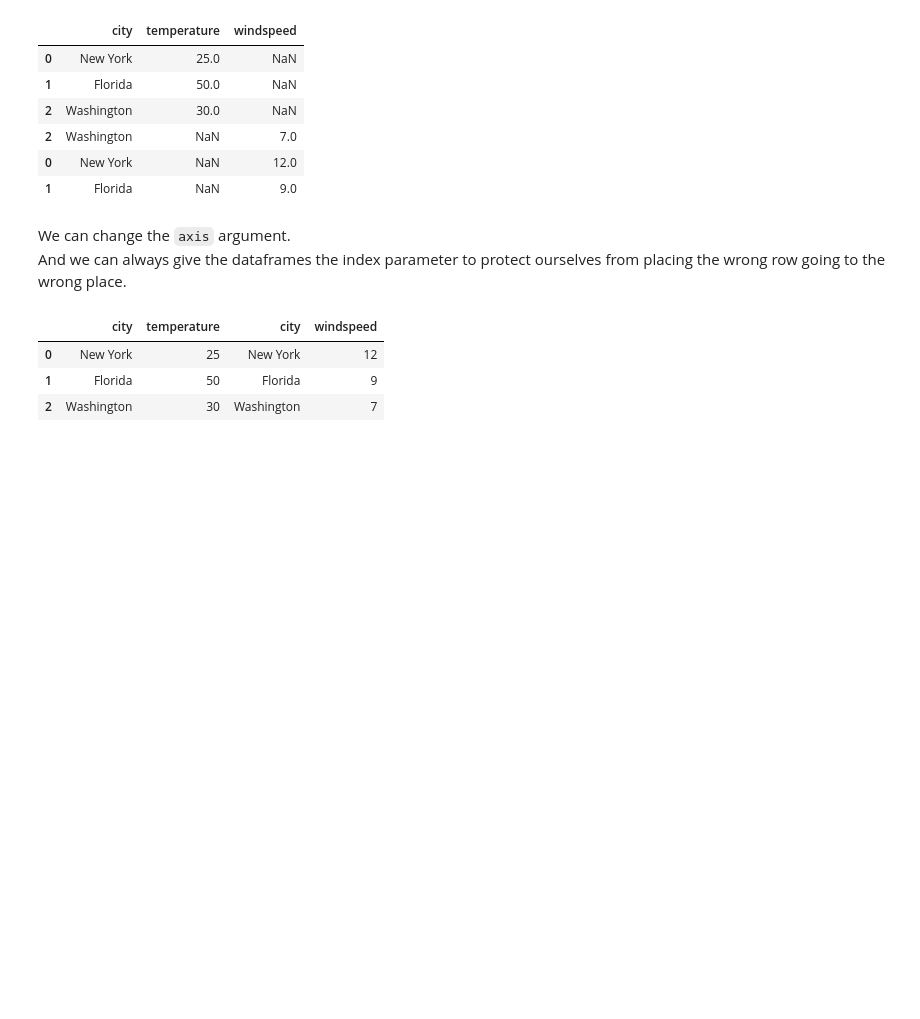
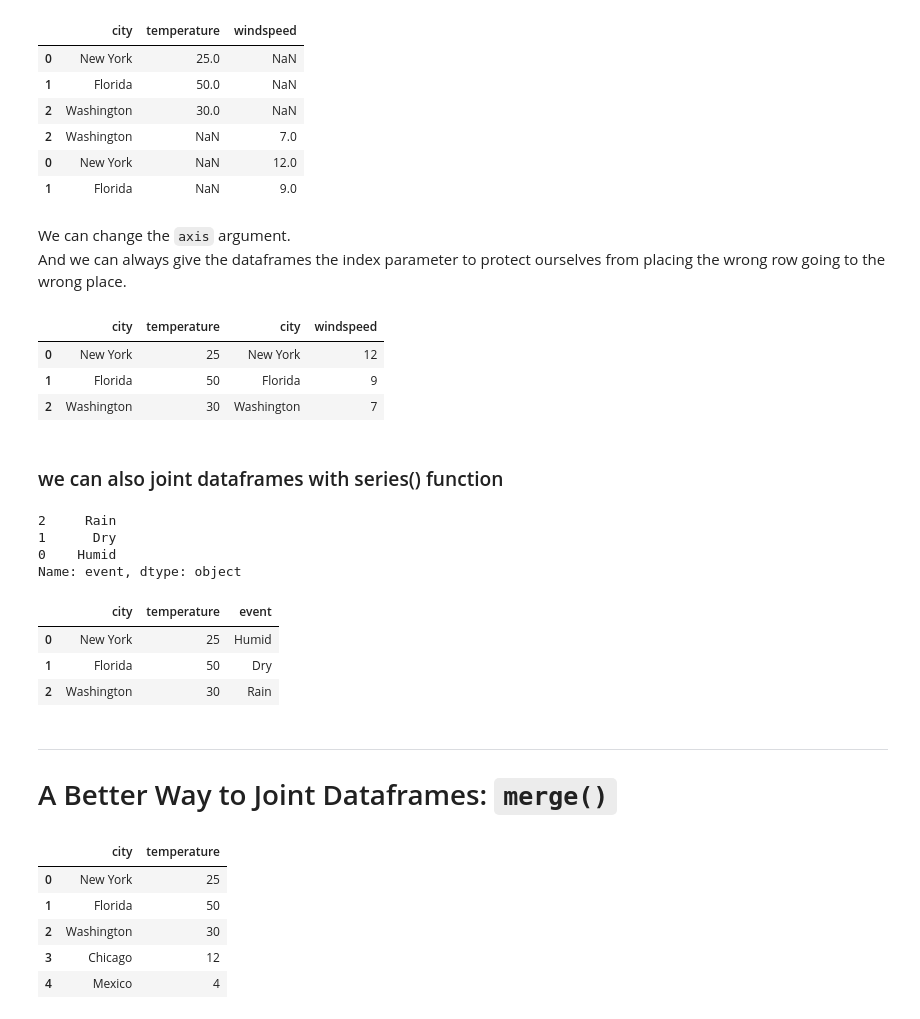
Before and after one commit to justhasanuknow/Python-Projects, a Jupyter notebook: Notebooks/pandas tutorial/Pandas Notebook - 4 Grouping.ipynb, the cells around one changed output. Saved outputs shown, nothing was run; the diff lists cells and outputs as text; code cells hidden in the pictures; blank space fills up the shorter version.

```diff
--- a/Notebooks/pandas tutorial/Pandas Notebook - 4 Grouping.ipynb
+++ b/Notebooks/pandas tutorial/Pandas Notebook - 4 Grouping.ipynb
@@ -207,3 +207,36 @@ df
 | 0 | New York | 25 | New York | 12 |
 | 1 | Florida | 50 | Florida | 9 |
 | 2 | Washington | 30 | Washington | 7 |
+# %% [markdown]
+### we can also joint dataframes with series() function
+# %%
+s = pd.Series(["Rain", "Dry", "Humid"], name = "event", index = [2, 1, 0])
+s
+# %% [output]
+2     Rain
+1      Dry
+0    Humid
+Name: event, dtype: object
+# %%
+pd.concat([temperature_df,s], axis = 1)
+# %% [output]
+|  | city | temperature | event |
+| 0 | New York | 25 | Humid |
+| 1 | Florida | 50 | Dry |
+| 2 | Washington | 30 | Rain |
+# %% [markdown]
+***
+# A Better Way to Joint Dataframes: `merge()`
+# %%
+temperature_df = pd.DataFrame({
+    "city": ["New York", "Florida","Washington", "Chicago", "Mexico"],
+    "temperature" : [25, 50, 30, 12, 4]
+}, index = [0, 1, 2, 3, 4])
+temperature_df
+# %% [output]
+|  | city | temperature |
+| 0 | New York | 25 |
+| 1 | Florida | 50 |
+| 2 | Washington | 30 |
+| 3 | Chicago | 12 |
+| 4 | Mexico | 4 |
```
Also changed, not shown: parts of 4 cells of this notebook.
